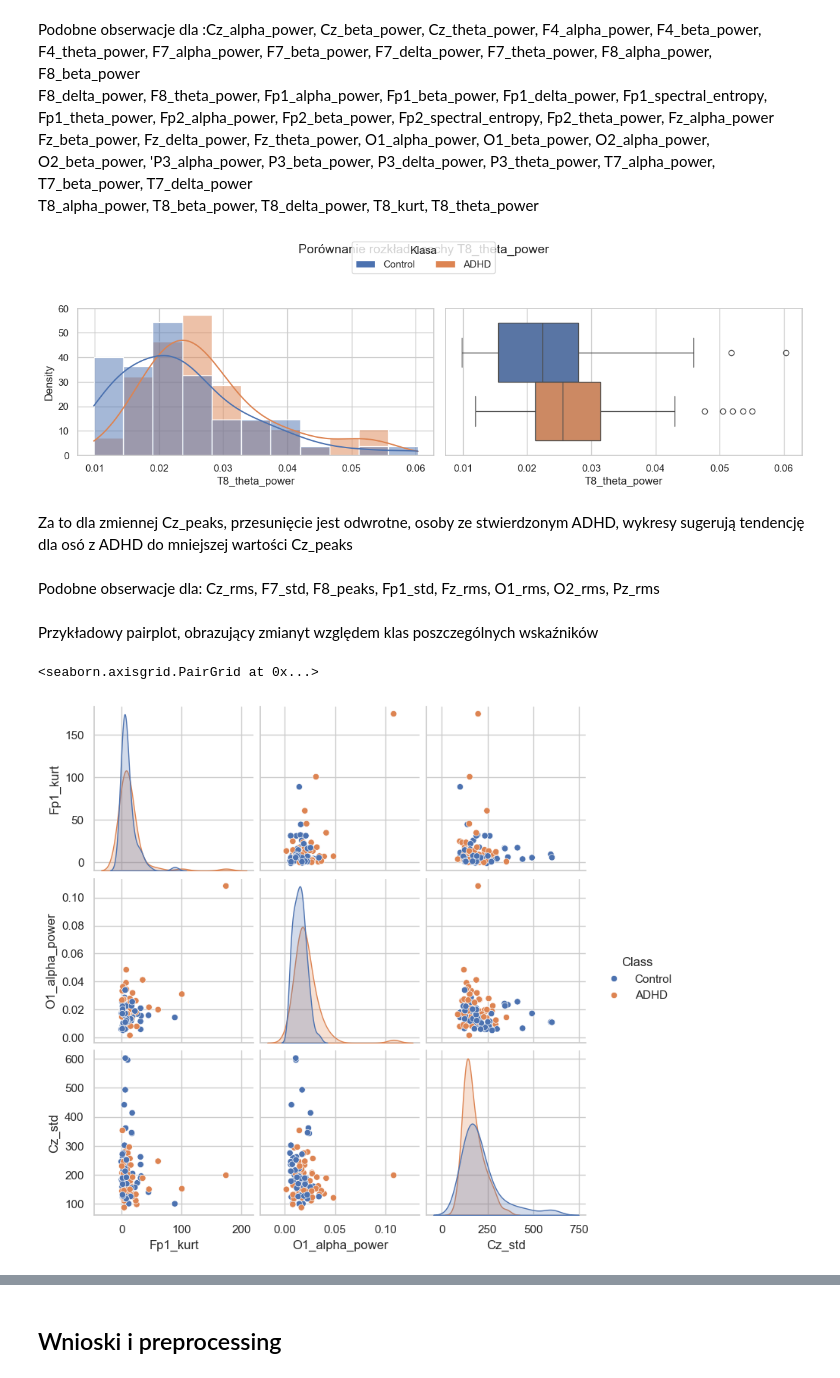
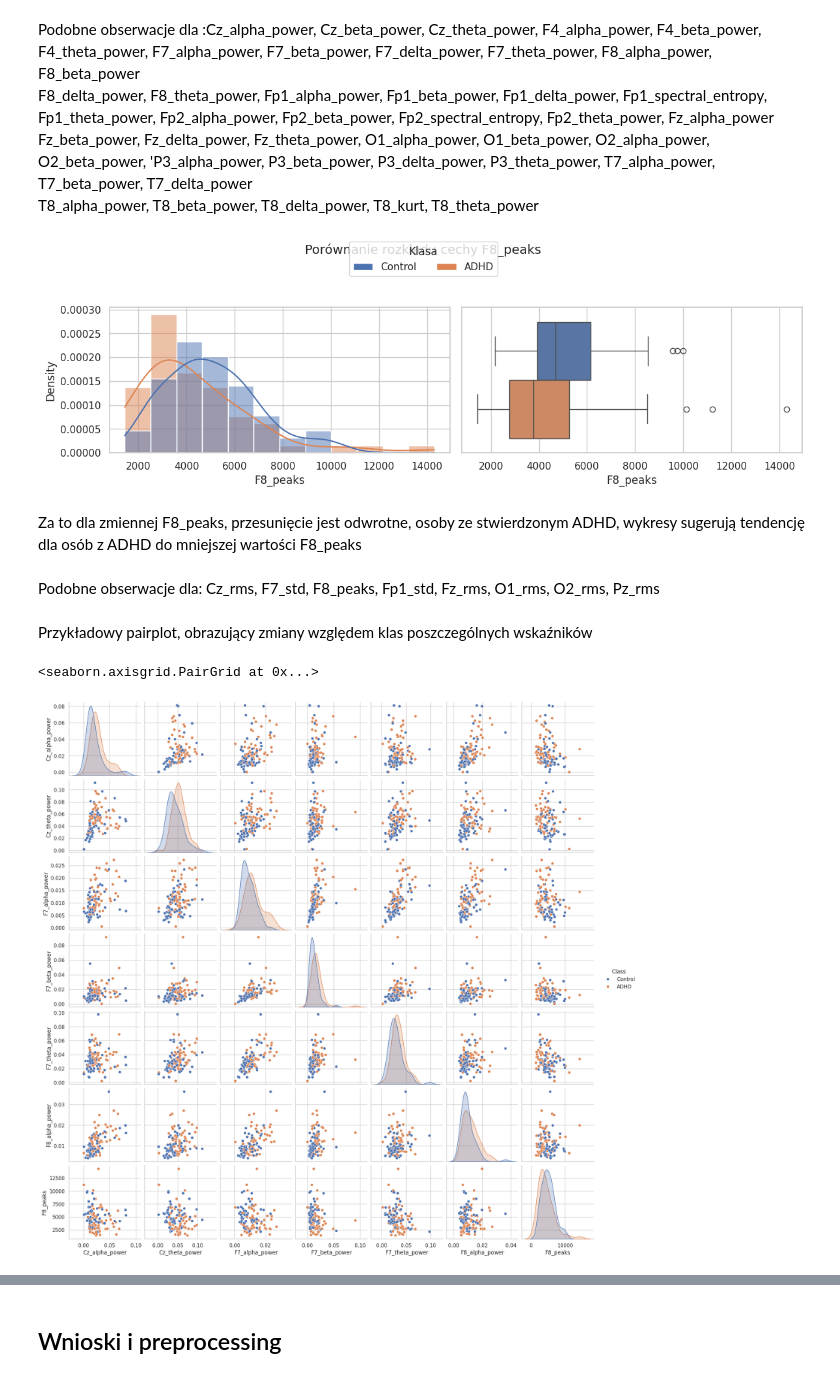
Before and after one commit to NoMoreCookies/NeuronZadanie, a Jupyter notebook: EDA.ipynb, the cells around one changed output, grey strips where cells are left out. Drawn from its saved outputs; the diff is of its cells as text; code cells hidden in the pictures.

```diff
--- a/EDA.ipynb
+++ b/EDA.ipynb
@@ -172,13 +198,13 @@ Test Mann-Whitney wskazuje, że dla niektórych z policzonych wskaźników p-val
 # %%
+# DODATKOWY FILTR NA WYEKSTRAKTOWANE CECHY
 
 features_df_filtered, keep_df, keep_feats, drop_feats = EDAhelp.filter_features_by_statistics(
     features_df=features_df,
     results_df=results_df,
-    p_adj_threshold=0.10,
+    p_adj_threshold=0.05,
     effect_size_threshold=0.20,
     auc_threshold=0.60,
 )
 
 print(f"Zostawiam {len(keep_feats)} cech, usuwam {len(drop_feats)}")
-print(keep_df[["feature", "p_value", "p_adj", "effect_size", "auc_sep"]].head(50))
 # %% [output]
@@ -204,36 +218,7 @@ Ostatnim krokiem filtracji cech, będzie jeszcze zbadanie korelacji tych co zost
 # %%
+# USUNIĘCIE SILNIE SKORELOWANYCH POZOSTAŁYCH CECH
 
+features_df_corr_filtered = pd.DataFrame()
 
-# startujemy ze zbioru po wcześniejszym filtrowaniu
-num_df = features_df_filtered.drop(columns=["ID", "Class"]).copy()
-
-# macierz korelacji
-corr = num_df.corr(method="spearman").abs()
-
-# ranking jakości cech
-feature_quality = results_df.set_index("feature")[["p_adj", "auc_sep"]]
-
-to_drop = set()
-cols = corr.columns.tolist()
-
-for i in range(len(cols)):
-    for j in range(i + 1, len(cols)):
-        f1, f2 = cols[i], cols[j]
-
-        if corr.loc[f1, f2] > 0.80:
-            q1 = feature_quality.loc[f1]
-            q2 = feature_quality.loc[f2]
-
-            # lepsza cecha = niższe p_adj, a przy remisie wyższe auc_sep
-            if (q1["p_adj"] < q2["p_adj"]) or (
-                q1["p_adj"] == q2["p_adj"] and q1["auc_sep"] >= q2["auc_sep"]
-            ):
-                to_drop.add(f2)
-            else:
-                to_drop.add(f1)
-
-print("Usuwam", len(to_drop), "cech przez wysoką korelację")
-
-features_df_corr_filtered = features_df_filtered.drop(columns=list(to_drop)).copy()
-print(features_df_corr_filtered.shape)
+features_df_corr_filtered = EDAhelp.drop_highly_correlated_features(features_df_filtered)
 # %% [output]
@@ -275,18 +259,20 @@ F8_delta_power, F8_theta_power, Fp1_alpha_power, Fp1_beta_power, Fp1_delta_power
 Fz_beta_power, Fz_delta_power, Fz_theta_power, O1_alpha_power, O1_beta_power, O2_alpha_power, O2_beta_power, 'P3_alpha_power, P3_beta_power, P3_delta_power, P3_theta_power, T7_alpha_power, T7_beta_power, T7_delta_power\
 T8_alpha_power, T8_beta_power, T8_delta_power, T8_kurt, T8_theta_power
 # %%
-EDAhelp.draw_plot(df,"T8_theta_power")
+EDAhelp.draw_plot(df,"F8_peaks")
 # %% [output]
-[figure, old version]
+[figure, new version]
 # %% [markdown]
-Za to dla zmiennej Cz_peaks, przesunięcie jest odwrotne, osoby ze stwierdzonym ADHD, wykresy sugerują tendencję dla osó z ADHD do mniejszej wartości Cz_peaks
+Za to dla zmiennej F8_peaks, przesunięcie jest odwrotne, osoby ze stwierdzonym ADHD, wykresy sugerują tendencję dla osób z ADHD do mniejszej wartości F8_peaks
 # %% [markdown]
 Podobne obserwacje dla: Cz_rms, F7_std, F8_peaks, Fp1_std, Fz_rms, O1_rms, O2_rms, Pz_rms
 # %% [markdown]
-Przykładowy pairplot, obrazujący zmianyt względem klas poszczególnych wskaźników
+Przykładowy pairplot, obrazujący zmiany względem klas poszczególnych wskaźników
 # %%
-cols = ["Fp1_kurt", "O1_alpha_power", "Cz_std", "Class"]
+cols = ['Cz_alpha_power', 'Cz_theta_power', 'F7_alpha_power',
+       'F7_beta_power', 'F7_theta_power', 'F8_alpha_power', 'F8_peaks','Class']
+
 sns.pairplot(df[cols], hue="Class")
 # %% [output]
 <seaborn.axisgrid.PairGrid at 0x...>
-[figure, old version]
+[figure, new version]
```
Also changed, not shown: parts of 39 cells of this notebook, 3 other files.
